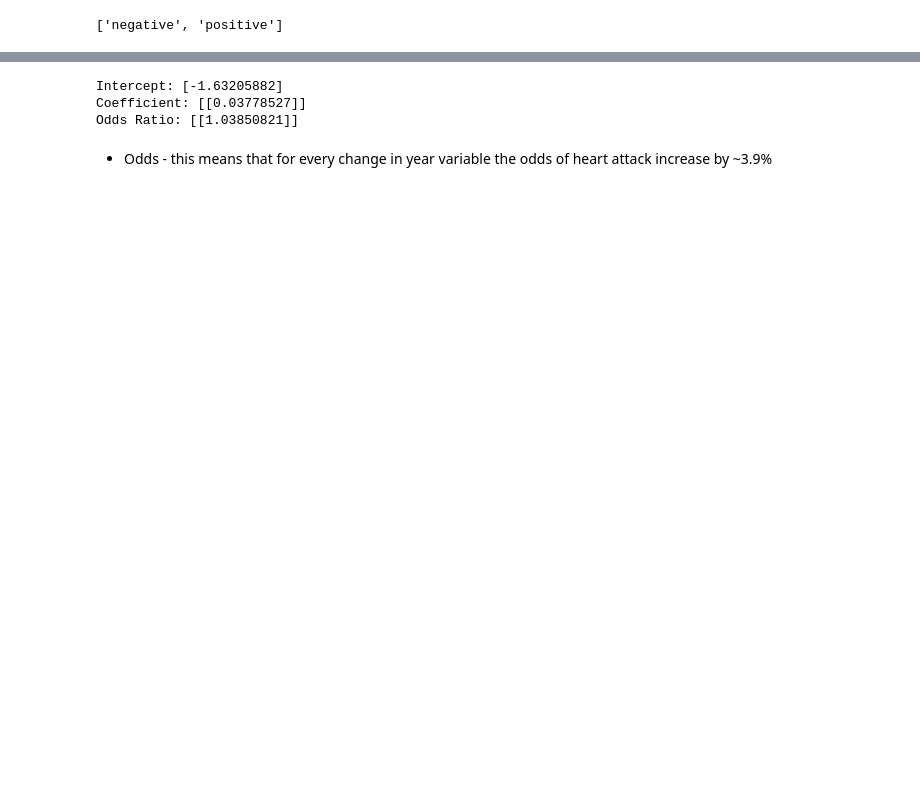
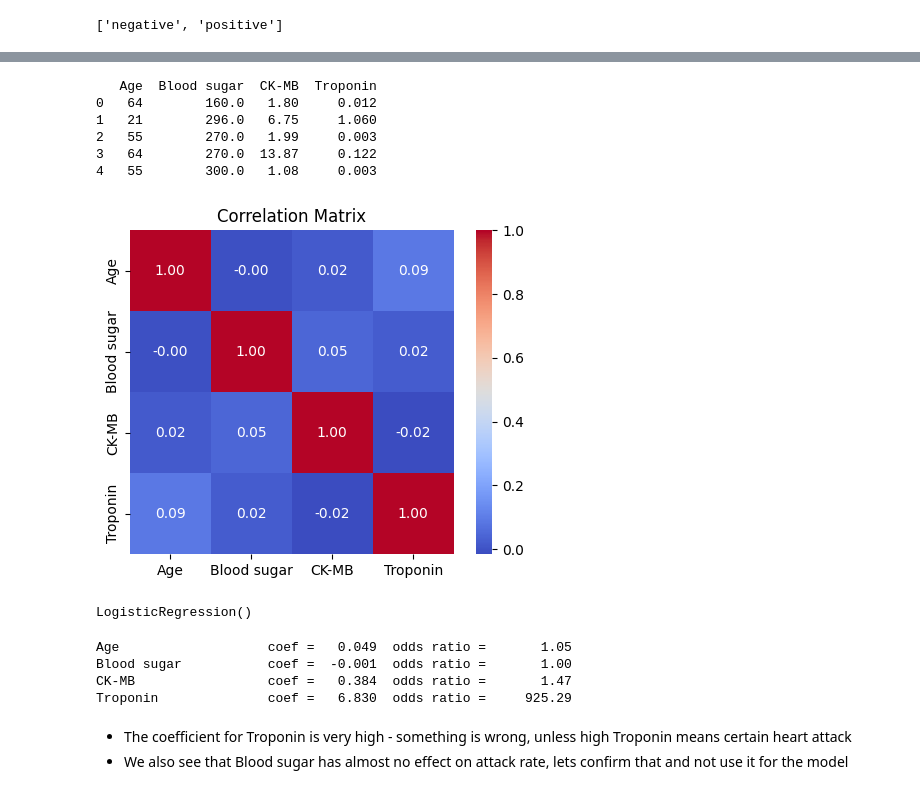
Before and after one commit to OndrejKutil/data_analytics, a Jupyter notebook: general/heart_attack_rate/analysis.ipynb, the cells around one changed output, grey strips where cells are left out. Cells and saved outputs as stored; diff of their text form; code cells hidden in the pictures; blank space fills up the shorter version.

```diff
--- a/general/heart_attack_rate/analysis.ipynb
+++ b/general/heart_attack_rate/analysis.ipynb
@@ -52,21 +81,40 @@ Name: Result, dtype: int64
+# %%
+
+
+print(x.head())
+
+# lets plot the correlation matrix
+plt.figure(figsize=(5, 4))
+sns.heatmap(x.corr(), annot=True, fmt=".2f", cmap="coolwarm", square=True)
+plt.title("Correlation Matrix")
+plt.tight_layout()
+plt.show()
+# %% [output]
+   Age  Blood sugar  CK-MB  Troponin
+0   64        160.0   1.80     0.012
+1   21        296.0   6.75     1.060
+2   55        270.0   1.99     0.003
+3   64        270.0  13.87     0.122
+4   55        300.0   1.08     0.003
+[figure, added]
 # %%
 from sklearn.model_selection import train_test_split
+x_train, x_test, y_train, y_test = train_test_split(x, y, test_size=0.2, random_state=42)
 
-x_train, x_test, y_train, y_test = train_test_split(x, y, test_size=0.2, random_state=42)
+from sklearn.linear_model import LogisticRegression
+
+model = LogisticRegression()
+model.fit(x_train, y_train)
+# %% [output]
+LogisticRegression()
-# %%
-from sklearn.linear_model import LogisticRegression
-
-model = LogisticRegression()
-model.fit(x_train, y_train)
-
-print("Intercept:", model.intercept_)
-print("Coefficient:", model.coef_)
-
-import numpy as np
-print("Odds Ratio:", np.exp(model.coef_))
-# %% [output]
-Intercept: [-1.63205882]
-Coefficient: [[0.03778527]]
-Odds Ratio: [[1.03850821]]
-# %% [markdown]
-- Odds - this means that for every change in year variable the odds of heart attack increase by ~3.9%
+# %%
+for name, coef, odds in zip(x.columns, model.coef_[0], np.exp(model.coef_[0])):
+    print(f"{name:20s}  coef = {coef:7.3f}  odds ratio = {odds:10.2f}")
+# %% [output]
+Age                   coef =   0.049  odds ratio =       1.05
+Blood sugar           coef =  -0.001  odds ratio =       1.00
+CK-MB                 coef =   0.384  odds ratio =       1.47
+Troponin              coef =   6.830  odds ratio =     925.29
+# %% [markdown]
+- The coefficient for Troponin is very high - something is wrong, unless high Troponin means certain heart attack
+- We also see that Blood sugar has almost no effect on attack rate, lets confirm that and not use it for the model
```
Also changed, not shown: parts of 25 cells of this notebook, 2 other files.
